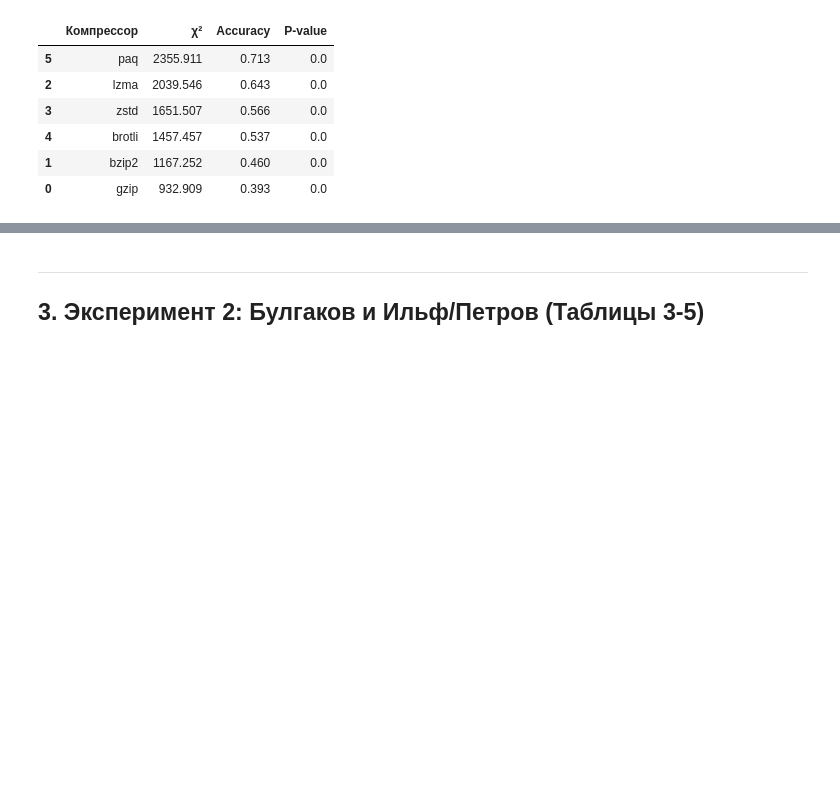
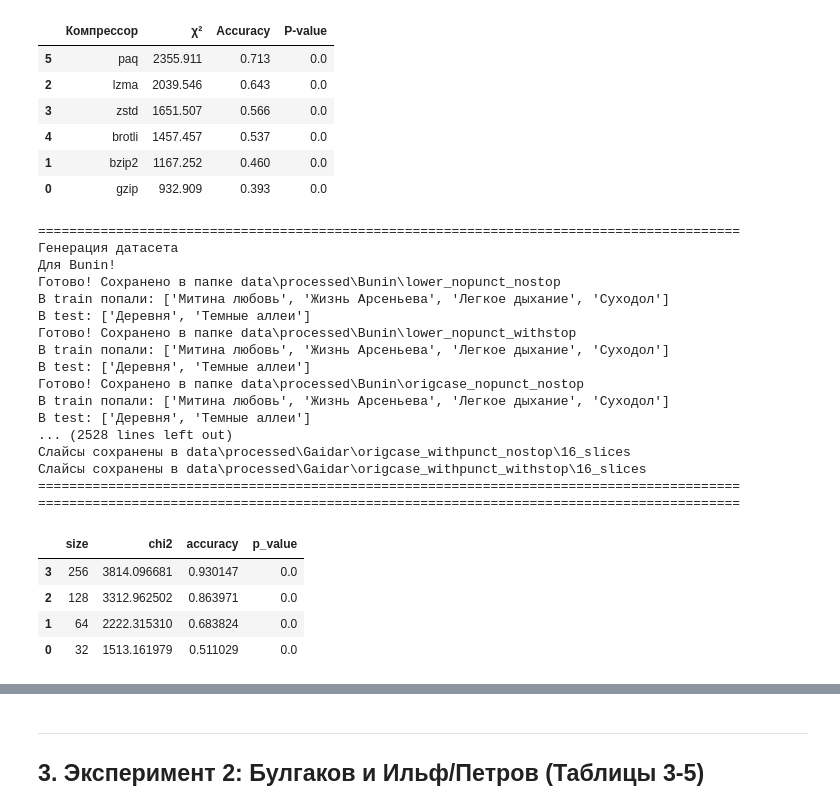
Before and after one commit to revlze/compression-authorship, a Jupyter notebook: experiments.ipynb, the cells around one changed output, grey strips where cells are left out. Drawn from its saved outputs; the diff is of its cells as text; code cells hidden in the pictures; blank space fills up the shorter version.

Commit message:
Make size comp

```diff
--- a/experiments.ipynb
+++ b/experiments.ipynb
@@ -299,3 +301,46 @@ present_table
 | 4 | brotli | 1457.457 | 0.537 | 0.0 |
 | 1 | bzip2 | 1167.252 | 0.460 | 0.0 |
 | 0 | gzip | 932.909 | 0.393 | 0.0 |
+# %%
+def compare_size(authors, preprocess_type, n_slices, compressor, lvl=4):
+    results = []
+    for size in [32, 64, 128, 256]:
+        try:
+            run_data_pipeline(AUTHORS_1915_1940, train_kb=size, test_kb=size, seed=42)
+            split_into_slices(AUTHORS_1915_1940, n_slices=n_slices)
+            res = run_experiment(authors, preprocess_type, n_slices, compressor, lvl)
+            results.append({
+                'size': size,
+                'chi2': res['chi2'],
+                'accuracy': res['accuracy'],
+                'p_value': res['p_value']
+            })
+        except FileNotFoundError as e:
+            print(f"Skipping {preprocess_type}: {e}")
+    return pd.DataFrame(results).sort_values('chi2', ascending=False)
+
+size_comparison = compare_size(AUTHORS_1915_1940, 'origcase_withpunct_withstop', 16, 'lzma')
+size_comparison
+# %% [output]
+==========================================================================================
+Генерация датасета
+Для Bunin!
+Готово! Сохранено в папке data\processed\Bunin\lower_nopunct_nostop
+В train попали: ['Митина любовь', 'Жизнь Арсеньева', 'Легкое дыхание', 'Суходол']
+В test: ['Деревня', 'Темные аллеи']
+Готово! Сохранено в папке data\processed\Bunin\lower_nopunct_withstop
+В train попали: ['Митина любовь', 'Жизнь Арсеньева', 'Легкое дыхание', 'Суходол']
+В test: ['Деревня', 'Темные аллеи']
+Готово! Сохранено в папке data\processed\Bunin\origcase_nopunct_nostop
+В train попали: ['Митина любовь', 'Жизнь Арсеньева', 'Легкое дыхание', 'Суходол']
+В test: ['Деревня', 'Темные аллеи']
+... (2528 lines left out)
+Слайсы сохранены в data\processed\Gaidar\origcase_withpunct_nostop\16_slices
+Слайсы сохранены в data\processed\Gaidar\origcase_withpunct_withstop\16_slices
+==========================================================================================
+==========================================================================================
+|  | size | chi2 | accuracy | p_value |
+| 3 | 256 | 3814.096681 | 0.930147 | 0.0 |
+| 2 | 128 | 3312.962502 | 0.863971 | 0.0 |
+| 1 | 64 | 2222.315310 | 0.683824 | 0.0 |
+| 0 | 32 | 1513.161979 | 0.511029 | 0.0 |
```
Also changed, not shown: parts of 2 cells of this notebook.
